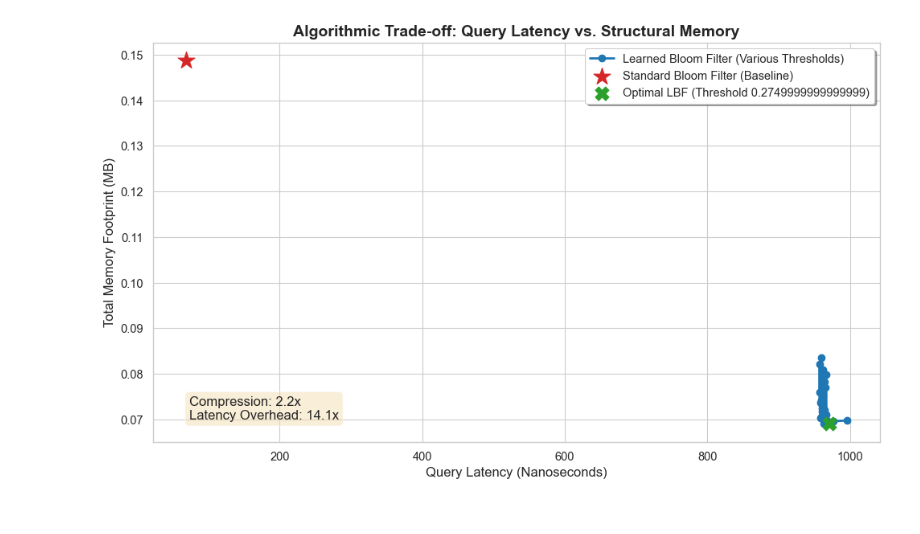
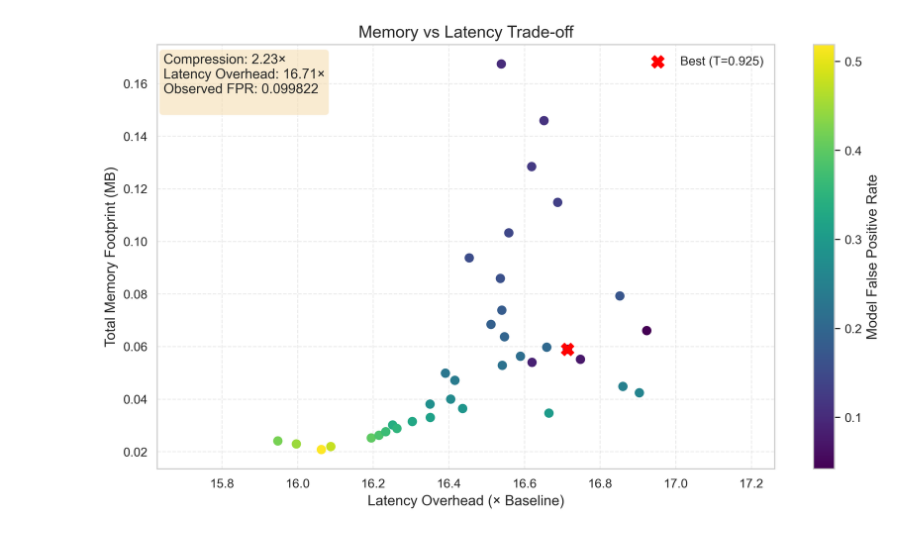
Before and after one commit to hemtilva/learnedBloomFilter, a Jupyter notebook: visualizer.ipynb, the cells around one changed output. Cells and saved outputs as stored; diff of their text form; code cells hidden in the pictures.

```diff
--- a/visualizer.ipynb
+++ b/visualizer.ipynb
@@ -27,5 +27,4 @@ Targeting files:
 # %%
-# 1. Load Data
 try:
     lbf_df = pd.read_csv(result_file)
     baseline_df = pd.read_csv(baseline_file)
@@ -33,23 +32,24 @@ try:
 except FileNotFoundError as e:
     print(f"Error loading files: {e}")
 
-# 2. Extract Baseline Metrics (Averaged across trials)
-base_latency = baseline_df['time_per_query_ns'].mean()
-base_memory = baseline_df['memory_mb'].mean()
-base_throughput = baseline_df['throughtput_s'].mean()
+base_latency = baseline_df["time_per_query_ns"].mean()
+base_memory = baseline_df["memory_mb"].mean()
+base_throughput = baseline_df["throughtput_s"].mean()
 
-# 3. Find the "Optimal" LBF (Minimizing Memory while keeping Latency reasonable)
-# We sort by total memory, then pick the one with the lowest memory footprint
-optimal_lbf = lbf_df.sort_values(by=['total_memory_mb', 'time_per_query_ns']).iloc[0]
+optimal_lbf = lbf_df.sort_values(
+    by=["false_negative","observed_fpr","total_memory_mb","time_per_query_ns"]
+).iloc[0]
 
-print(f"\n--- Baseline (Standard Bloom Filter) ---")
+print("\n--- Baseline (Standard Bloom Filter) ---")
 print(f"Memory:  {base_memory:.4f} MB")
 print(f"Latency: {base_latency:.2f} ns/query")
 
-print(f"\n--- Optimal Learned Bloom Filter ---")
+print("\n--- Optimal Learned Bloom Filter ---")
 print(f"Threshold: {optimal_lbf['threshold']}")
 print(f"Memory:    {optimal_lbf['total_memory_mb']:.4f} MB")
 print(f"Latency:   {optimal_lbf['time_per_query_ns']:.2f} ns/query")
+print(f"FPR:       {optimal_lbf['observed_fpr']:.6f}")
+print(f"FN:        {int(optimal_lbf['false_negative'])}")
 # %% [output]
 Data loaded successfully.
 
@@ -64,43 +66,64 @@ Latency:   970.30 ns/query
 # %%
-fig, ax = plt.subplots(figsize=(10, 6))
+import matplotlib.pyplot as plt
 
-# Sort by latency to create a smooth curve
-lbf_sorted = lbf_df.sort_values('time_per_query_ns')
+lbf = lbf_df.sort_values("time_per_query_ns").copy()
+lbf["latency_overhead"] = lbf["time_per_query_ns"] / base_latency
 
-# Plot LBF Curve
-ax.plot(lbf_sorted['time_per_query_ns'], lbf_sorted['total_memory_mb'],
-        marker='o', markersize=6, linestyle='-', linewidth=2,
-        color='#1f77b4', label='Learned Bloom Filter (Various Thresholds)')
+compression = base_memory / optimal_lbf["total_memory_mb"]
+overhead = optimal_lbf["time_per_query_ns"] / base_latency
 
-# Plot Baseline
-ax.scatter([base_latency], [base_memory],
-           color='#d62728', s=250, marker='*', zorder=5,
-           label='Standard Bloom Filter (Baseline)')
+fig, ax = plt.subplots(figsize=(10,6), dpi=300)
 
-# Highlight the Optimal LBF point
-ax.scatter([optimal_lbf['time_per_query_ns']], [optimal_lbf['total_memory_mb']],
-           color='#2ca02c', s=150, marker='X', zorder=5,
-           label=f'Optimal LBF (Threshold {optimal_lbf["threshold"]})')
+sc = ax.scatter(
+    lbf["latency_overhead"],
+    lbf["total_memory_mb"],
+    c=lbf["model_fp_rate"],
+    cmap="viridis",
+    s=50
+)
 
-# Annotations & Styling
-ax.set_title('Algorithmic Trade-off: Query Latency vs. Structural Memory', fontweight='bold')
-ax.set_xlabel('Query Latency (Nanoseconds)')
-ax.set_ylabel('Total Memory Footprint (MB)')
-ax.legend(loc='upper right', frameon=True, shadow=True)
+ax.scatter(
+    overhead,
+    optimal_lbf["total_memory_mb"],
+    color="red",
+    marker="X",
+    s=110,
+    zorder=2,
+    label=f'Best (T={optimal_lbf["threshold"]:.3f})'
+)
 
-# Add a text box with the compression ratio
-compression_ratio = base_memory / optimal_lbf['total_memory_mb']
-latency_multiplier = optimal_lbf['time_per_query_ns'] / base_latency
-textstr = f"Compression: {compression_ratio:.1f}x\nLatency Overhead: {latency_multiplier:.1f}x"
-props = dict(boxstyle='round', facecolor='wheat', alpha=0.5)
-ax.text(0.05, 0.05, textstr, transform=ax.transAxes, fontsize=12,
-        verticalalignment='bottom', bbox=props)
+cbar = plt.colorbar(sc, ax=ax)
+cbar.set_label("Model False Positive Rate")
+
+ax.set(
+    title="Memory vs Latency Trade-off",
+    xlabel="Latency Overhead (× Baseline)",
+    ylabel="Total Memory Footprint (MB)"
+)
+
+ax.set_xlim(
+    lbf["latency_overhead"].min()*0.98,
+    lbf["latency_overhead"].max()*1.02
+)
+
+ax.grid(True, ls="--", alpha=0.4)
+
+ax.text(
+    0.01, 0.85,
+    f'Compression: {compression:.2f}×\n'
+    f'Latency Overhead: {overhead:.2f}×\n'
+    f'Observed FPR: {optimal_lbf["observed_fpr"]:.6f}\n',
+    transform=ax.transAxes,
+    bbox=dict(boxstyle="round", facecolor="wheat", alpha=0.6)
+)
+
+ax.legend(loc="upper right")
 
 plt.tight_layout()
-plt.savefig(f'visuals/pareto_frontier_{TARGET_FPR}_{N_FEATURES}.png', dpi=300)
+plt.savefig(f'visuals/memory_latency_FPR_Threshold.png_{TARGET_FPR}_{N_FEATURES}.png', dpi=300)
 plt.show()
 # %% [output]
-[figure, old version]
+[figure, new version]
 # %%
 fig, ax = plt.subplots(figsize=(10, 6))
 
```
Also changed, not shown: parts of 4 cells of this notebook, 20 other files.
